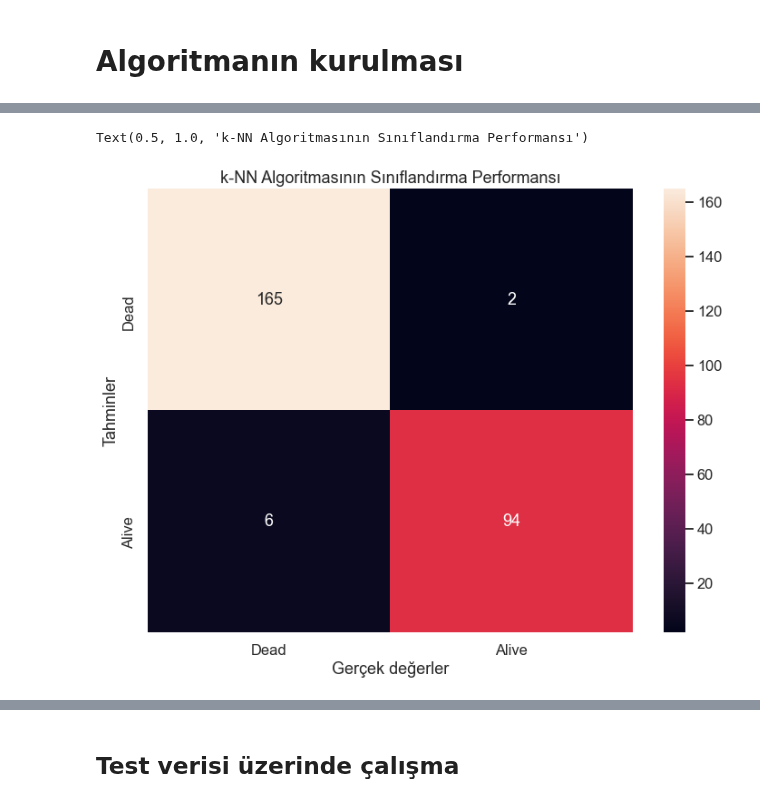
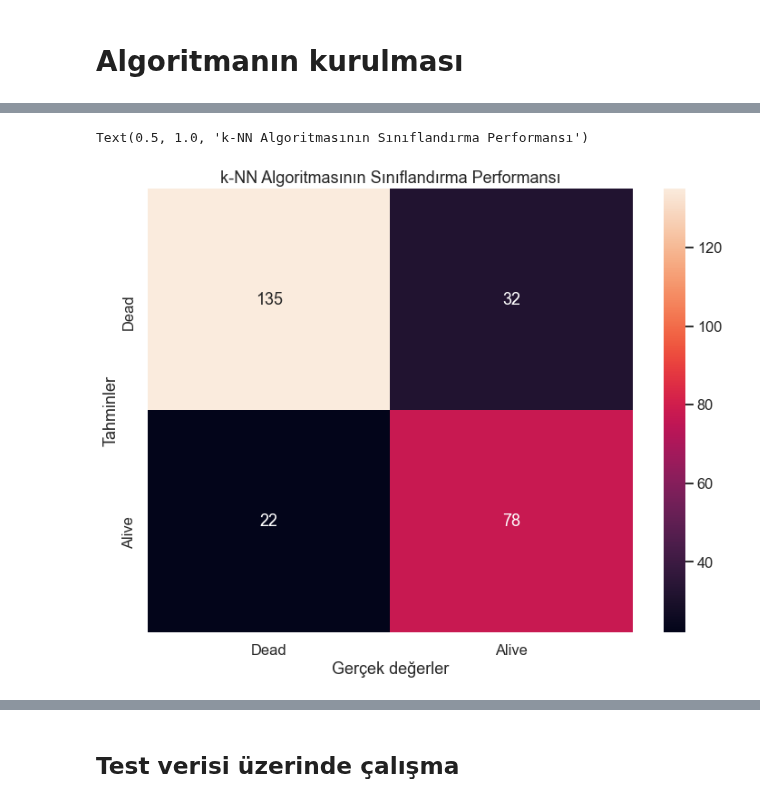
Before and after one commit to onatto11/titanic, a Jupyter notebook: Titanic.ipynb, the cells around one changed output, grey strips where cells are left out. Saved outputs shown, nothing was run; the diff lists cells and outputs as text; code cells hidden in the pictures.

```diff
--- a/Titanic.ipynb
+++ b/Titanic.ipynb
@@ -253,9 +284,9 @@ g.set_xticklabels(["Dead", "Alive"])
 [figure]
 # %%
 #Yolcuların hangi sınıfta seyahat ettiğine göre bilete ödedikleri ücretin dağılımını gösteren kutu grafiği
-sns.set_context("poster")
-ax = plt.subplots(figsize=(15, 10))
-g1 = sns.boxenplot("Pclass", "Fare", data=train)
+sns.set_context("notebook")
+ax = plt.subplots(figsize=(20, 15))
+g1 = sns.boxenplot("Pclass", "Fare", hue="Survived", data=train)
 g1.set_xticklabels(["1st Class", "2nd Class", "3rd Class"])
 plt.title("Yolcu sınıfına göre bilet ücretlerinin dağılım grafiği")
 plt.show()
@@ -311,3 +342,10 @@ plt.title("Hayatta kalıp kalmamalarına ve seyahat sınıflarına göre yolcula
 # %% [output]
 Text(0.5, 1.0, 'Hayatta kalıp kalmamalarına ve seyahat sınıflarına göre yolcuların gemideki akraba sayısı')
 [figure]
+# %%
+#Yolcuların seyahat sınıflarına ve hayatta kalıp kalmama durumlarına göre yaşlarının dağılımını gösteren kutu grafiği
+sns.set_context("talk")
+ax = plt.subplots(figsize=(15, 10))
+a = sns.countplot("Survived", hue="Embarked", data=train)
+a.set_xticklabels(["Dead", "Alive"])
+plt.title("Gemiye bindikleri yere göre hayatta kalan kişi sayısı")
@@ -315,25 +356,31 @@ Text(0.5, 1.0, 'Hayatta kalıp kalmamalarına ve seyahat sınıflarına göre yo
 # Algoritmanın kurulması
 # %%
 #Veri setini X ve y şeklinde ayırarak tahmin edilecek değer olan Survived kolonunu ayıralım
-X = train[["Fare", "Pclass", "Sex", "Age", "has_family", "young_or_female", "age_and_class"]]
+X = train[["Fare", "Pclass", "Sex", "Age", "high_fare", "age_and_class", "Young_Female", "young_or_female"]]
 y = np.array(train.Survived)
 #Veriyi eğitim ve test setlerine bölelim
 X_train, X_test, y_train, y_test = train_test_split(X,y,random_state=42,test_size=0.3)
 #Verideki değerleri standardize ederek modelin daha doğru tahminler yapmasını ve
 #sayısal değerlerin ağırlıklarını yanlış belirlemesini engelleyebiliriz.
-scaler = StandardScaler().fit(X_train)
-standard_x = scaler.transform(X_train)
-standard_xtest = scaler.transform(X_test)
+rob_scaler = RobustScaler()
+rob_x = rob_scaler.fit_transform(X_train)
+rob_xtest = rob_scaler.transform(X_test)
+minmax_scaler = MinMaxScaler()
+minmax_x = minmax_scaler.fit_transform(X_train)
+minmax_xtest = minmax_scaler.transform(X_test)
+std_scaler = StandardScaler().fit(X_train)
+standard_x = std_scaler.transform(X_train)
+standard_xtest = std_scaler.transform(X_test)
 # %%
 #k-NN modelini kuralım
 knn = KNeighborsClassifier()
 #En iyi k-NN modelini belirlemek için 1'den 30'a kadar n_neighbors parametresine
 #değerler atayarak en iyi parametreyi bulalım.
 params = {"n_neighbors":np.arange(1, 31)}
-grid = GridSearchCV(estimator = knn, param_grid = params, cv=5)
-grid.fit(standard_x, y_train)
-knn_pred = grid.predict(standard_xtest)
-print(classification_report(y_test, knn_pred))
+grid_std = GridSearchCV(estimator = knn, param_grid = params, cv=5)
+grid_std.fit(standard_x, y_train)
+knn_pred_std = grid_std.predict(standard_xtest)
+print(classification_report(y_test, knn_pred_std))
 # %% [output]
               precision    recall  f1-score   support
 
@@ -346,10 +427,10 @@ weighted avg       0.97      0.97      0.97       267
 # %%
 #k-NN modelinin hata matrisini çizelim.
 ax = plt.subplots(figsize=(12, 9))
-sns.heatmap(confusion_matrix(y_test, knn_pred), annot=True, xticklabels=["Dead", "Alive"], yticklabels=["Dead", "Alive"], fmt="g")
+sns.heatmap(confusion_matrix(y_test, knn_pred_std), annot=True, xticklabels=["Dead", "Alive"], yticklabels=["Dead", "Alive"], fmt="g")
 plt.ylabel("Tahminler")
 plt.xlabel("Gerçek değerler")
 plt.title("k-NN Algoritmasının Sınıflandırma Performansı")
 # %% [output]
 Text(0.5, 1.0, 'k-NN Algoritmasının Sınıflandırma Performansı')
-[figure, old version]
+[figure, new version]
```
Also changed, not shown: parts of 31 cells of this notebook.
